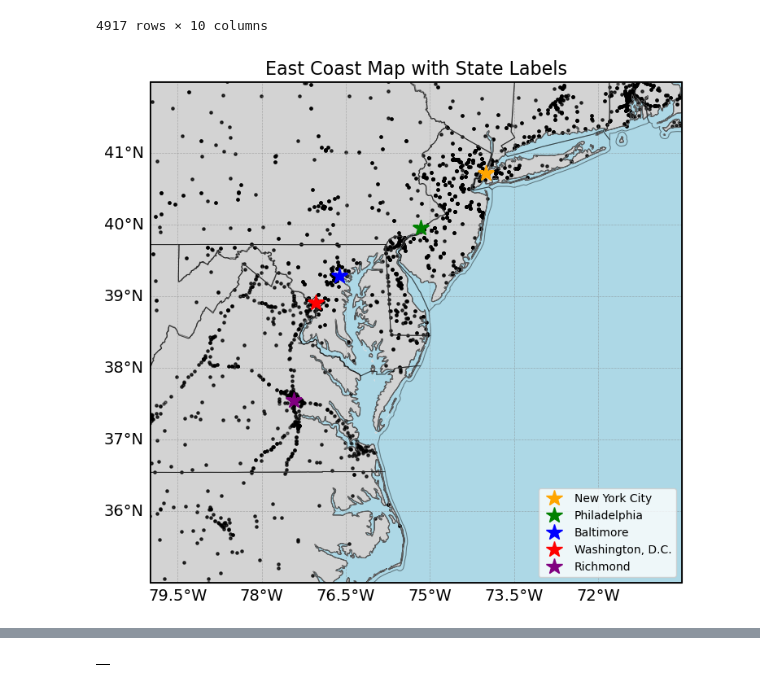
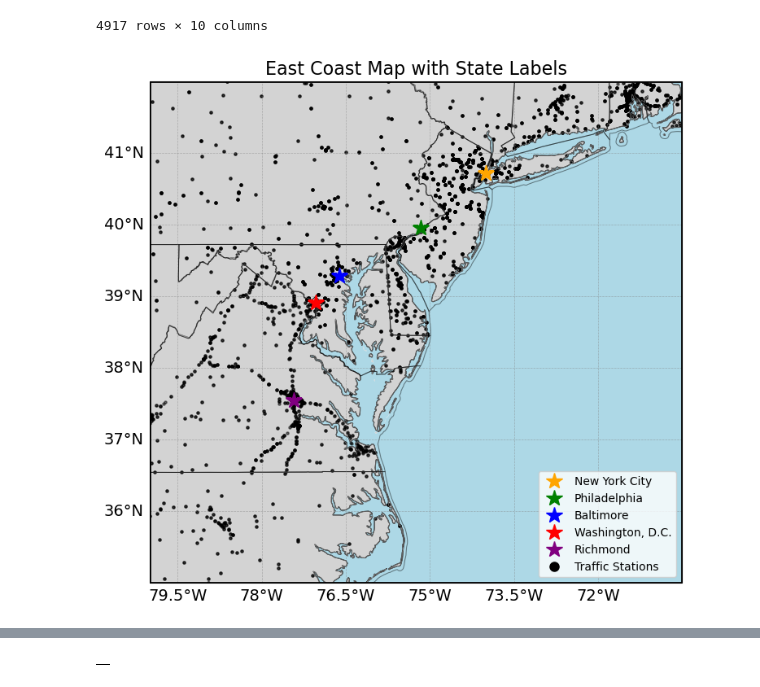
Before and after one commit to SujanNeupane42/NO2-vs-Traffic-Analysis-using-PySpark-and-GeoPandas, a Jupyter notebook: main_notebook.ipynb, the cells around one changed output, grey strips where cells are left out. Drawn from its saved outputs; the diff is of its cells as text; code cells hidden in the pictures.

```diff
--- a/main_notebook.ipynb
+++ b/main_notebook.ipynb
@@ -1406,34 +1406,37 @@ gl.right_labels = False
 us_states.geometry.boundary.plot(ax=ax, color='black', linewidth=0.75, alpha=0.45, transform=ccrs.PlateCarree())
 bounding_box.geometry.boundary.plot(ax=ax, color='black', linewidth=2, alpha=1, transform=ccrs.PlateCarree())
 
 colors = ['blue', 'green', 'red', 'purple', 'orange']
 for color, (idx, row) in zip(colors, major_cities_points.iterrows()):
     ax.plot(row.geometry.x, row.geometry.y, marker='*', markersize=15, color=color, alpha=1,
             transform=ccrs.PlateCarree())
 
 from matplotlib.lines import Line2D
 city_handles = [
     Line2D([0], [0], marker='*', linestyle='None', markerfacecolor='orange',
               markeredgecolor='orange', label='New York City', markersize=15),
 
     Line2D([0], [0], marker='*', linestyle='None', markerfacecolor='green',
            markeredgecolor='green', label='Philadelphia', markersize=15),
 
     Line2D([0], [0], marker='*', linestyle='None', markerfacecolor='blue',
            markeredgecolor='blue', label='Baltimore', markersize=15),
 
     Line2D([0], [0], marker='*', linestyle='None', markerfacecolor='red',
            markeredgecolor='red', label='Washington, D.C.', markersize=15),
     Line2D([0], [0], marker='*', linestyle='None', markerfacecolor='purple',
            markeredgecolor='purple', label='Richmond', markersize=15),
 
 ]
 station_data.plot(ax=ax, color='black', markersize=5, alpha=0.5, label="Traffic Stations")
+station_legend = Line2D([0], [0], marker='o', linestyle='None', markerfacecolor='black',
+                                          markeredgecolor='black', label='Traffic Stations', markersize=8)
+city_handles.append(station_legend)
 ax.legend(handles=city_handles, loc='lower right', fontsize=10, frameon=True)
 plt.title("East Coast Map with State Labels", fontsize=16)
 plt.show()
 # %% [output]
-[figure, old version]
+[figure, new version]
 # %%
 def process_data(filepath):
     widths = (
```
Also changed, not shown: parts of 16 cells of this notebook.
